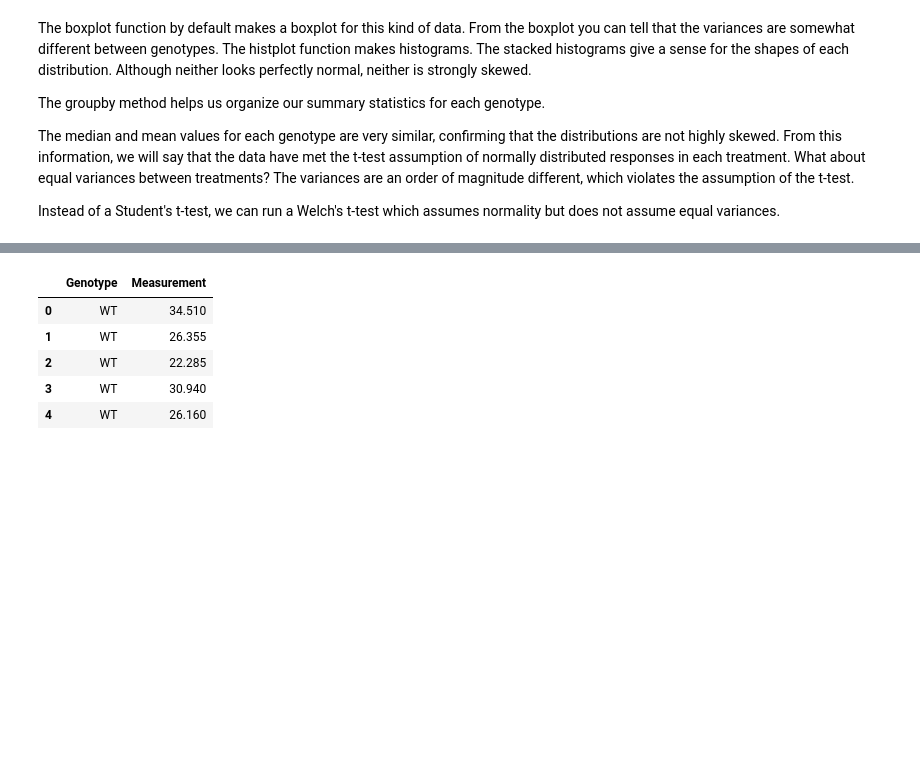
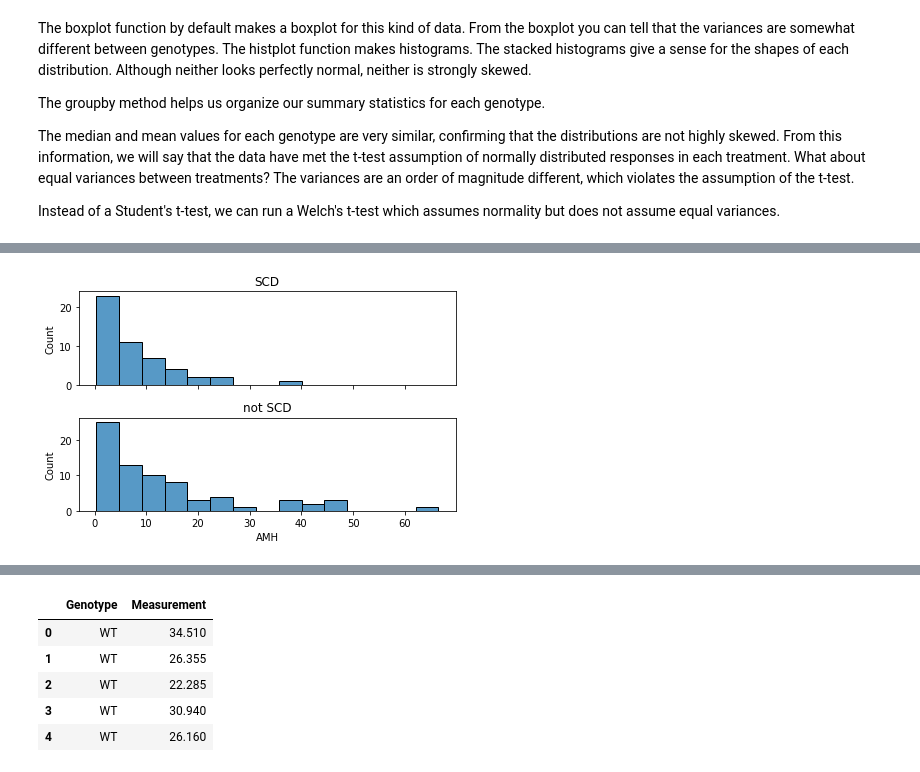
Before and after one commit to matteofigliuzzi/biostatistics_tutorial, a Jupyter notebook: notebooks/Tutorial_HypothesisTesting_Jupyter_python.ipynb, the cells around one changed output, grey strips where cells are left out. Cells and saved outputs as stored; diff of their text form; code cells hidden in the pictures; blank space fills up the shorter version.

```diff
--- a/notebooks/Tutorial_HypothesisTesting_Jupyter_python.ipynb
+++ b/notebooks/Tutorial_HypothesisTesting_Jupyter_python.ipynb
@@ -280,0 +398,17 @@ data_mutant: [23.5  29.5  34.   10.5  14.5   2.    7.58 20.5  16.   14.   23.5
+# %%
+#binning
+num_bins= 15
+min_value = data['AMH'].min()
+max_value = data['AMH'].max()
+
+bins = np.linspace(min_value,max_value,num_bins+1)
+
+# plot data as stacked histograms
+fig,ax=plt.subplots(2,1,sharex=True)
+ax[0].set_title('SCD')
+sns.histplot(data=data[data.SCD==1],x='AMH',ax=ax[0],bins=bins)
+ax[1].set_title('not SCD')
+sns.histplot(data=data[data.SCD==0],x='AMH',ax=ax[1],bins=bins)
+plt.tight_layout()
+# %% [output]
+[figure, added]
```
Also changed, not shown: parts of 70 cells of this notebook, 1 other file.
